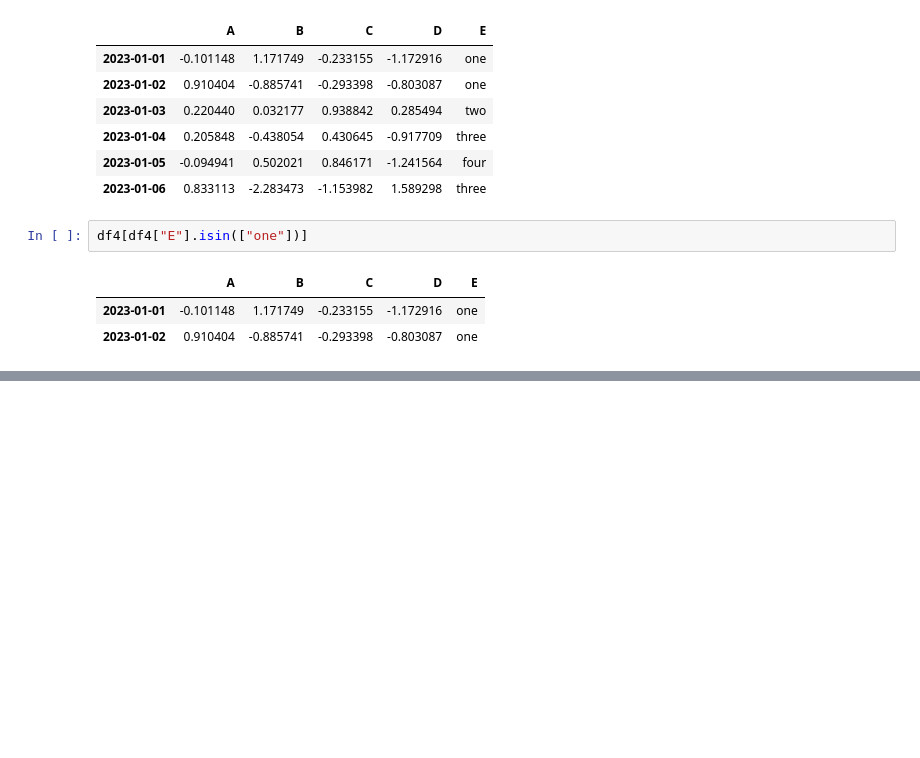
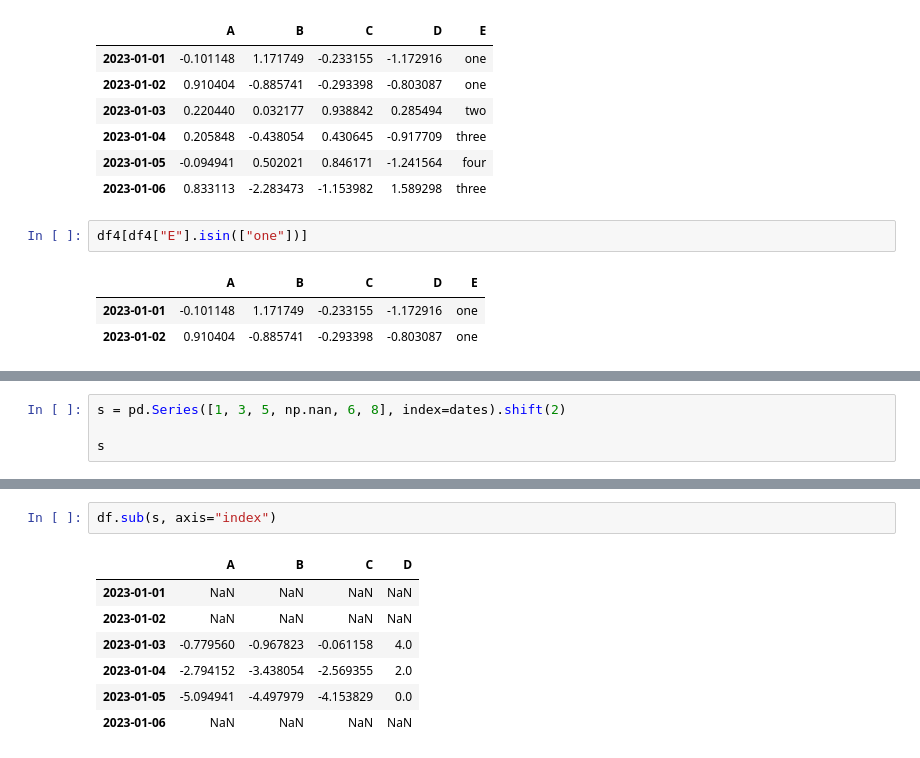
Before and after one commit to rajarajeswarir/Hands-on-Machine-Learning, a Jupyter notebook: Pandas_Training.ipynb, the cells around one changed output, grey strips where cells are left out. Drawn from its saved outputs; the diff is of its cells as text; blank space fills up the shorter version.

```diff
--- a/Pandas_Training.ipynb
+++ b/Pandas_Training.ipynb
@@ -263,0 +326,4 @@ df4[df4["E"].isin(["one"])]
+# %%
+s = pd.Series([1, 3, 5, np.nan, 6, 8], index=dates).shift(2)
+
+s
@@ -263,0 +348,10 @@ df4[df4["E"].isin(["one"])]
+# %%
+df.sub(s, axis="index")
+# %% [output]
+|  | A | B | C | D |
+| 2023-01-01 | NaN | NaN | NaN | NaN |
+| 2023-01-02 | NaN | NaN | NaN | NaN |
+| 2023-01-03 | -0.779560 | -0.967823 | -0.061158 | 4.0 |
+| 2023-01-04 | -2.794152 | -3.438054 | -2.569355 | 2.0 |
+| 2023-01-05 | -5.094941 | -4.497979 | -4.153829 | 0.0 |
+| 2023-01-06 | NaN | NaN | NaN | NaN |
```
Also changed, not shown: parts of 12 cells of this notebook.
